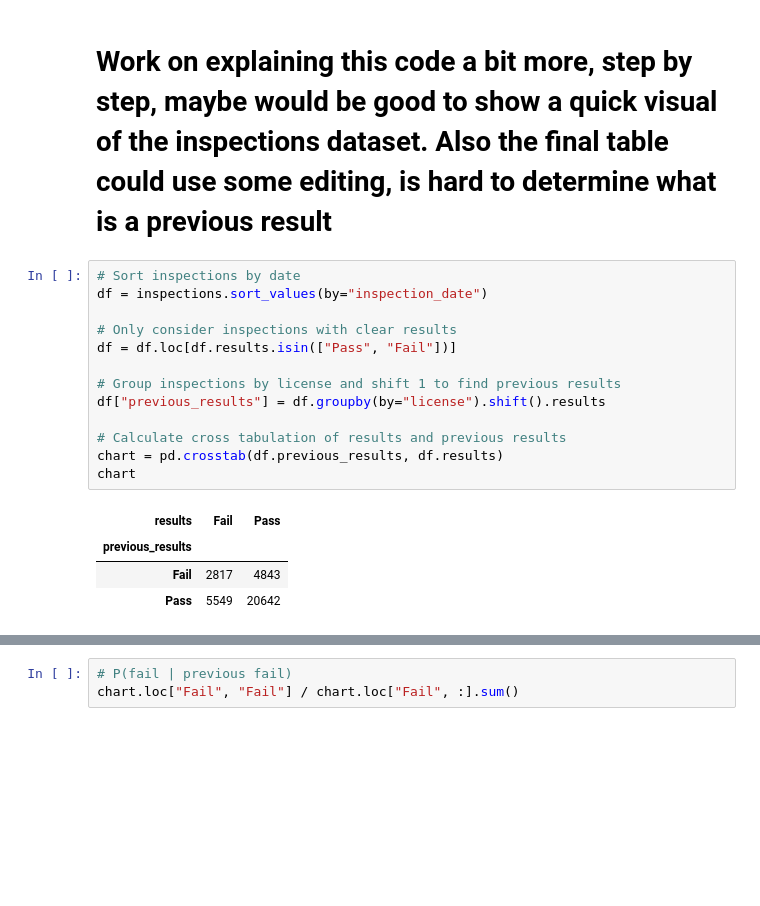
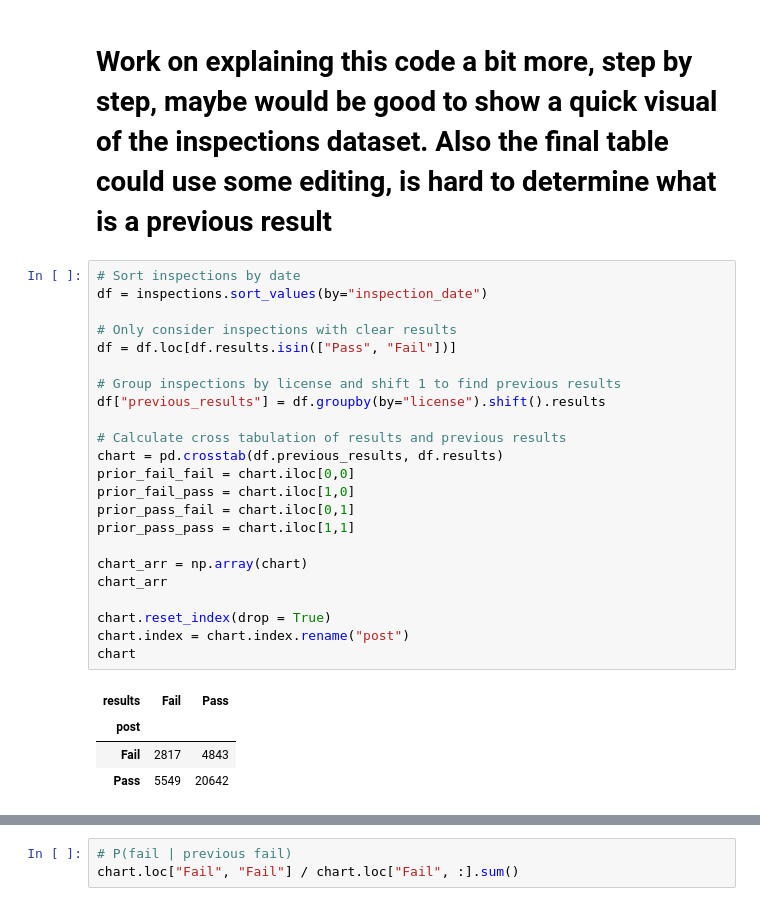
Before and after one commit to Sustainabilist/ChicagoDataAnalysis, a Jupyter notebook: REPORTS/publication_1_draft_3.ipynb, the cells around one changed output, grey strips where cells are left out. Saved outputs shown, nothing was run; the diff lists cells and outputs as text; blank space fills up the shorter version.

Commit message:
work on reformatting and cleaning up pass/fail results chart

```diff
--- a/REPORTS/publication_1_draft_3.ipynb
+++ b/REPORTS/publication_1_draft_3.ipynb
@@ -369,18 +369,28 @@ The Chicago team found one of the greatest predictors of critical violations and
 # %%
 # Sort inspections by date
 df = inspections.sort_values(by="inspection_date")
 
 # Only consider inspections with clear results
 df = df.loc[df.results.isin(["Pass", "Fail"])]
 
 # Group inspections by license and shift 1 to find previous results
 df["previous_results"] = df.groupby(by="license").shift().results
 
 # Calculate cross tabulation of results and previous results
 chart = pd.crosstab(df.previous_results, df.results)
+prior_fail_fail = chart.iloc[0,0]
+prior_fail_pass = chart.iloc[1,0]
+prior_pass_fail = chart.iloc[0,1]
+prior_pass_pass = chart.iloc[1,1]
+
+chart_arr = np.array(chart)
+chart_arr
+
+chart.reset_index(drop = True)
+chart.index = chart.index.rename("post")
 chart
 # %% [output]
 | results | Fail | Pass |
-| previous_results |  |  |
+| post |  |  |
 | Fail | 2817 | 4843 |
 | Pass | 5549 | 20642 |
```
Also changed, not shown: parts of 2 cells of this notebook.
